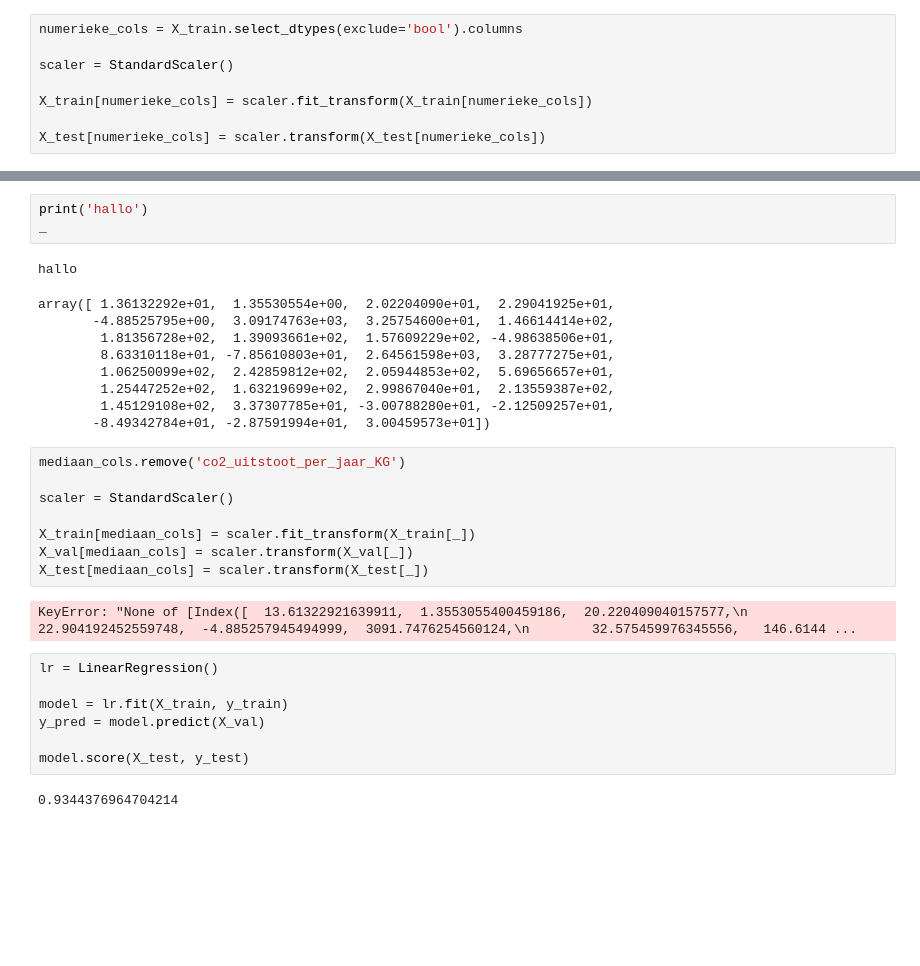
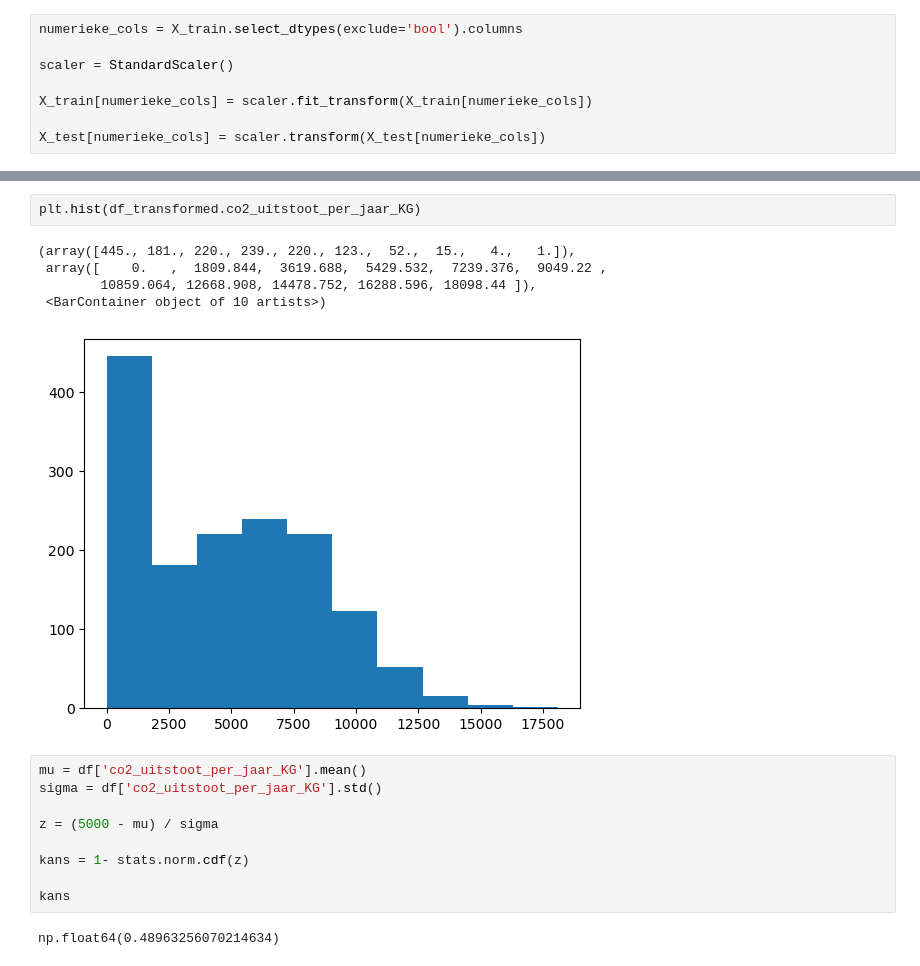
Before and after one commit to svenkr-6/Wiskunde_II_Portfolio, a Jupyter notebook: Sven.ipynb, the cells around one changed output, grey strips where cells are left out. Drawn from its saved outputs; the diff is of its cells as text; blank space fills up the shorter version.

```diff
--- a/Sven.ipynb
+++ b/Sven.ipynb
@@ -208,32 +237,19 @@ array([ 1.36132292e+01,  1.35530554e+00,  2.02204090e+01,  2.29041925e+01,
-# %%
-print('hallo')
-_
-# %% [output]
-hallo
-array([ 1.36132292e+01,  1.35530554e+00,  2.02204090e+01,  2.29041925e+01,
-       -4.88525795e+00,  3.09174763e+03,  3.25754600e+01,  1.46614414e+02,
-        1.81356728e+02,  1.39093661e+02,  1.57609229e+02, -4.98638506e+01,
-        8.63310118e+01, -7.85610803e+01,  2.64561598e+03,  3.28777275e+01,
-        1.06250099e+02,  2.42859812e+02,  2.05944853e+02,  5.69656657e+01,
-        1.25447252e+02,  1.63219699e+02,  2.99867040e+01,  2.13559387e+02,
-        1.45129108e+02,  3.37307785e+01, -3.00788280e+01, -2.12509257e+01,
-       -8.49342784e+01, -2.87591994e+01,  3.00459573e+01])
-# %%
-mediaan_cols.remove('co2_uitstoot_per_jaar_KG')
-
-scaler = StandardScaler()
-
-X_train[mediaan_cols] = scaler.fit_transform(X_train[_])
-X_val[mediaan_cols] = scaler.transform(X_val[_])
-X_test[mediaan_cols] = scaler.transform(X_test[_])
-# %% [output]
-KeyError: "None of [Index([  13.61322921639911,  1.3553055400459186,  20.220409040157577,\n        22.904192452559748,  -4.885257945494999,  3091.7476254560124,\n        32.575459976345556,   146.6144 ...
-# %%
-lr = LinearRegression()
-
-model = lr.fit(X_train, y_train)
-y_pred = model.predict(X_val)
-
-model.score(X_test, y_test)
-# %% [output]
-0.9344376964704214
+# %%
+plt.hist(df_transformed.co2_uitstoot_per_jaar_KG)
+# %% [output]
+(array([445., 181., 220., 239., 220., 123.,  52.,  15.,   4.,   1.]),
+ array([    0.   ,  1809.844,  3619.688,  5429.532,  7239.376,  9049.22 ,
+        10859.064, 12668.908, 14478.752, 16288.596, 18098.44 ]),
+ <BarContainer object of 10 artists>)
+[figure, added]
+# %%
+mu = df['co2_uitstoot_per_jaar_KG'].mean()
+sigma = df['co2_uitstoot_per_jaar_KG'].std()
+
+z = (5000 - mu) / sigma
+
+kans = 1- stats.norm.cdf(z)
+
+kans
+# %% [output]
+np.float64(0.48963256070214634)
```
Also changed, not shown: parts of 7 cells of this notebook.
